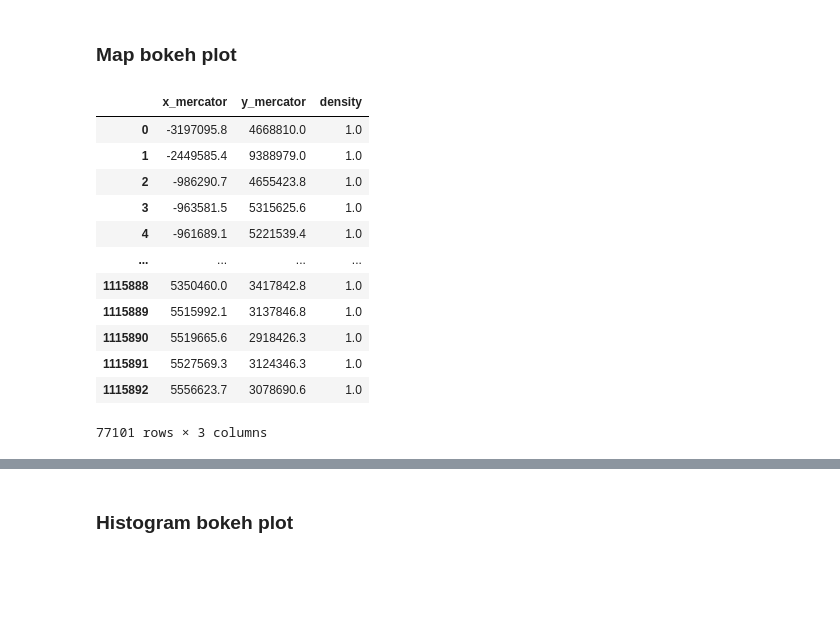
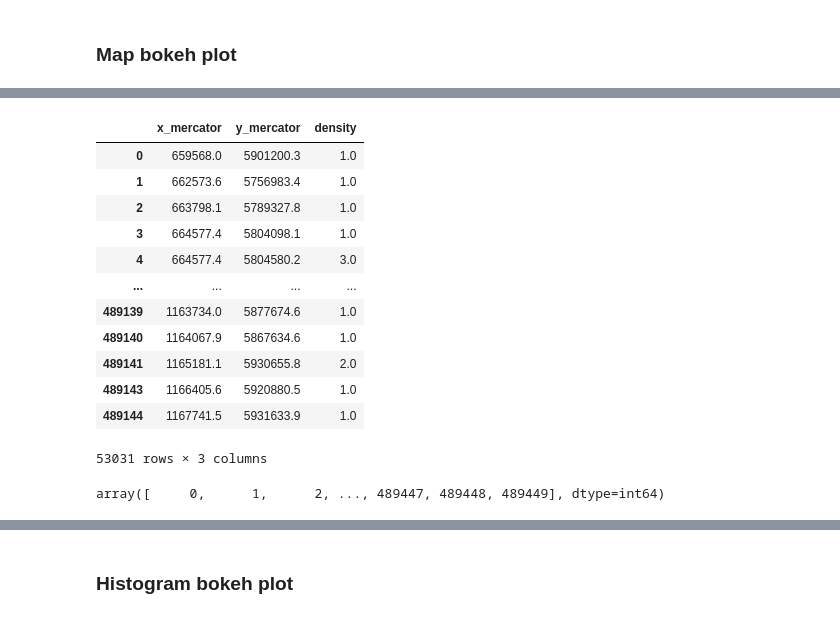
Before and after one commit to TemporalData/Meteo-Tweets, a Jupyter notebook: Timeline, Map, and Histogram.ipynb, the cells around one changed output, grey strips where cells are left out. Saved outputs shown, nothing was run; the diff lists cells and outputs as text; code cells hidden in the pictures; blank space fills up the shorter version.

```diff
--- a/Timeline, Map, and Histogram.ipynb
+++ b/Timeline, Map, and Histogram.ipynb
@@ -112,0 +164,5 @@ TMH_data['ID'] = TMH_data.index
+# %%
+#Create a dataframe that can be easily queried by time
+time_table = TMH_data[['created_at_CET','ID']]
+time_table.index = time_table['created_at_CET']
+del time_table['created_at_CET']
@@ -259,38 +433,35 @@ show(timeline)
 # %% [markdown]
 ### Map bokeh plot
 # %%
-#Copy the relevant data from the dataframe
-Map_data = TMH_data[['x_mercator','y_mercator']].sort_values(by=['x_mercator','y_mercator']).copy()
+#Function to compute the map points and their densities given a certain timeframe
+def compute_map_data(IDs = []):
 
-#Reset the index for the calculation of densities
-Map_data = Map_data.set_index(np.arange(0,len(Map_data)))
+    #Copy the relevant data from the dataframe
+    if(len(IDs) == 0):
+        #If no IDs have been parsed, then return all elements
+        Map_data = TMH_data.iloc[:][['x_mercator','y_mercator']].sort_values(by=['x_mercator','y_mercator']).copy()
+    else:
+        Map_data = TMH_data.iloc[IDs][['x_mercator','y_mercator']].sort_values(by=['x_mercator','y_mercator']).copy()
 
-#Drop all the duplciates, which keeps the first occuring entry in the dataframe
-Map_data = Map_data.drop_duplicates(subset=['x_mercator','y_mercator'])
+    #Reset the index for the calculation of densities
+    Map_data = Map_data.set_index(np.arange(0,len(Map_data)))
 
-#Declare an array the length of the coordinates without duplicates
-#Will represent the density at each coordinate
-density = np.ones(len(Map_data))
+    #Drop all the duplciates, which keeps the first occuring entry in the dataframe
+    Map_data = Map_data.drop_duplicates(subset=['x_mercator','y_mercator'])
 
-#Loop the array with all the coordinates
-for i in range(0,len(Map_data)-1):
-    density[i] = Map_data.index[i+1] - Map_data.index[i]
+    #Declare an array the length of the coordinates without duplicates
+    #Will represent the density at each coordinate
+    density = np.ones(len(Map_data))
 
-#Add the column to the Map_data
-Map_data['density'] = density
+    #Loop the array with all the coordinates
+    for i in range(0,len(Map_data)-1):
+        density[i] = Map_data.index[i+1] - Map_data.index[i]
+
+    #Add the column to the Map_data
+    Map_data['density'] = density
+
+    return Map_data
-# %%
-Map_data
-# %% [output]
-|  | x_mercator | y_mercator | density |
-| 0 | -3197095.8 | 4668810.0 | 1.0 |
-| 1 | -2449585.4 | 9388979.0 | 1.0 |
-| 2 | -986290.7 | 4655423.8 | 1.0 |
-| 3 | -963581.5 | 5315625.6 | 1.0 |
-| 4 | -961689.1 | 5221539.4 | 1.0 |
-| ... | ... | ... | ... |
-| 1115888 | 5350460.0 | 3417842.8 | 1.0 |
-| 1115889 | 5515992.1 | 3137846.8 | 1.0 |
-| 1115890 | 5519665.6 | 2918426.3 | 1.0 |
-| 1115891 | 5527569.3 | 3124346.3 | 1.0 |
-| 1115892 | 5556623.7 | 3078690.6 | 1.0 |
-77101 rows × 3 columns
+# %%
+%%time
+compute_map_data(time_table['2015':'2015']['ID'].values)
+# %% [output]
@@ -296,0 +469,17 @@ Map_data
+|  | x_mercator | y_mercator | density |
+| 0 | 659568.0 | 5901200.3 | 1.0 |
+| 1 | 662573.6 | 5756983.4 | 1.0 |
+| 2 | 663798.1 | 5789327.8 | 1.0 |
+| 3 | 664577.4 | 5804098.1 | 1.0 |
+| 4 | 664577.4 | 5804580.2 | 3.0 |
+| ... | ... | ... | ... |
+| 489139 | 1163734.0 | 5877674.6 | 1.0 |
+| 489140 | 1164067.9 | 5867634.6 | 1.0 |
+| 489141 | 1165181.1 | 5930655.8 | 2.0 |
+| 489143 | 1166405.6 | 5920880.5 | 1.0 |
+| 489144 | 1167741.5 | 5931633.9 | 1.0 |
+53031 rows × 3 columns
+# %%
+time_table['2015':'2015']['ID'].values
+# %% [output]
+array([     0,      1,      2, ..., 489447, 489448, 489449], dtype=int64)
```
Also changed, not shown: parts of 51 cells of this notebook.
